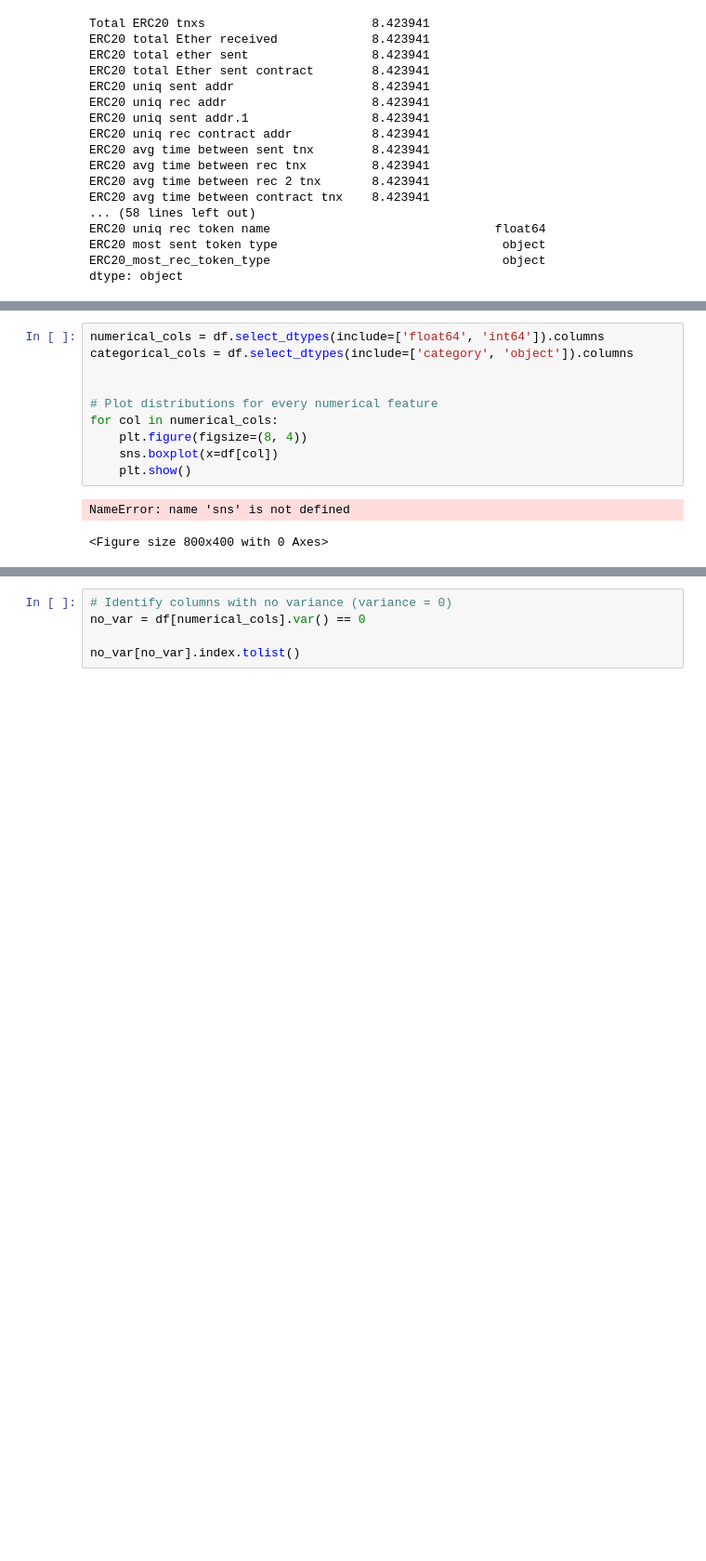
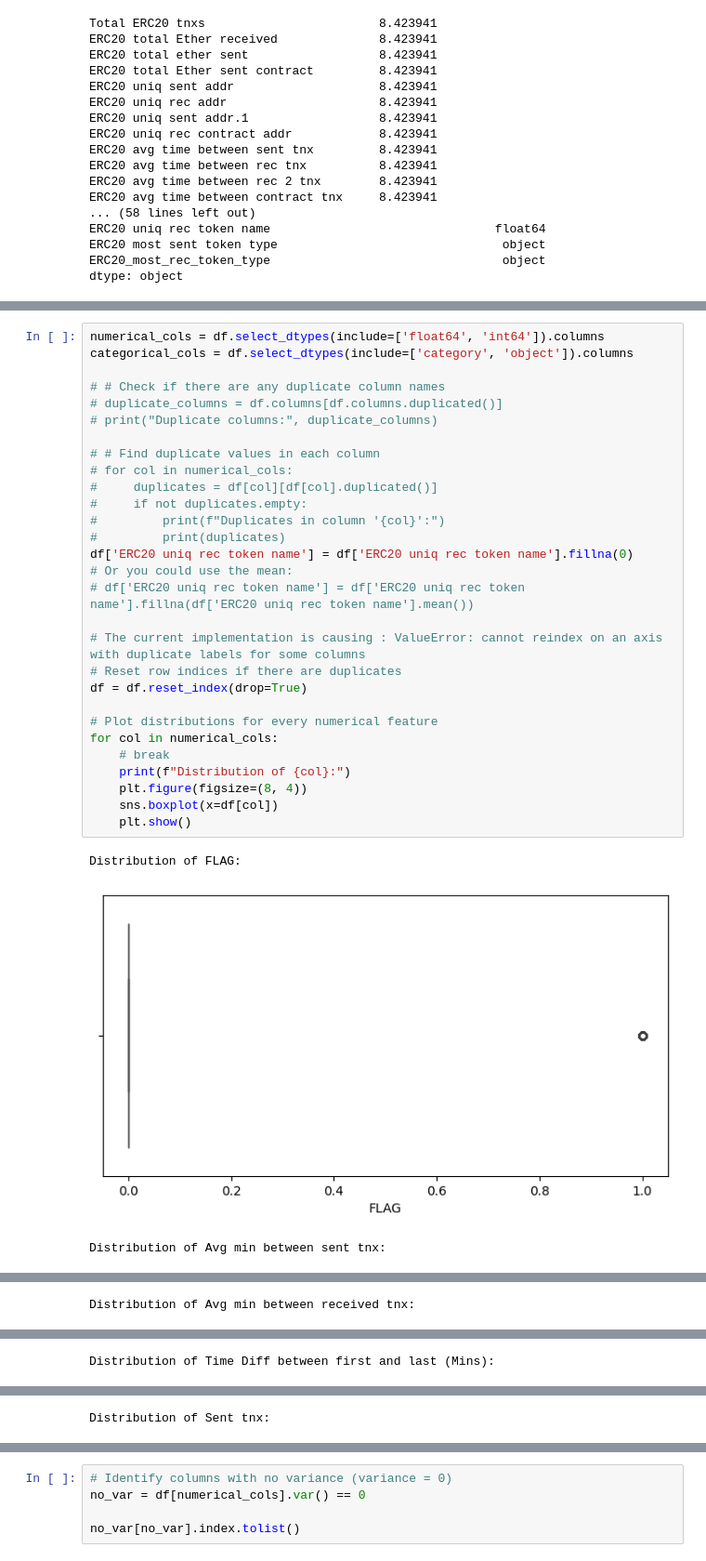
Before and after one commit to ayushxpatne/major-project-fl, a Jupyter notebook: ethereum-frauddetection-dataset/crypto-fraud-detection.ipynb, the cells around one changed output, grey strips where cells are left out. Shown at 93% size. Drawn from its saved outputs; the diff is of its cells as text; blank space fills up the shorter version.

```diff
--- a/ethereum-frauddetection-dataset/crypto-fraud-detection.ipynb
+++ b/ethereum-frauddetection-dataset/crypto-fraud-detection.ipynb
@@ -173,13 +177,33 @@ Name: ERC20_most_rec_token_type, Length: 467, dtype: int64
 # %%
 numerical_cols = df.select_dtypes(include=['float64', 'int64']).columns
 categorical_cols = df.select_dtypes(include=['category', 'object']).columns
 
+# # Check if there are any duplicate column names
+# duplicate_columns = df.columns[df.columns.duplicated()]
+# print("Duplicate columns:", duplicate_columns)
+
+# # Find duplicate values in each column
+# for col in numerical_cols:
+#     duplicates = df[col][df[col].duplicated()]
+#     if not duplicates.empty:
+#         print(f"Duplicates in column '{col}':")
+#         print(duplicates)
+df['ERC20 uniq rec token name'] = df['ERC20 uniq rec token name'].fillna(0)
+# Or you could use the mean:
+# df['ERC20 uniq rec token name'] = df['ERC20 uniq rec token name'].fillna(df['ERC20 uniq rec token name'].mean())
+
+# The current implementation is causing : ValueError: cannot reindex on an axis with duplicate labels for some columns
+# Reset row indices if there are duplicates
+df = df.reset_index(drop=True)
 
 # Plot distributions for every numerical feature
 for col in numerical_cols:
+    # break
+    print(f"Distribution of {col}:")
     plt.figure(figsize=(8, 4))
     sns.boxplot(x=df[col])
     plt.show()
 # %% [output]
-NameError: name 'sns' is not defined
+Distribution of FLAG:
+[figure, added]
-<Figure size 800x400 with 0 Axes>
+Distribution of Avg min between sent tnx:
@@ -185,0 +211 @@ NameError: name 'sns' is not defined
+Distribution of Avg min between received tnx:
@@ -185,0 +213 @@ NameError: name 'sns' is not defined
+Distribution of Time Diff between first and last (Mins):
@@ -185,0 +215 @@ NameError: name 'sns' is not defined
+Distribution of Sent tnx:
```
Also changed, not shown: parts of 24 cells of this notebook, 59 other files.
